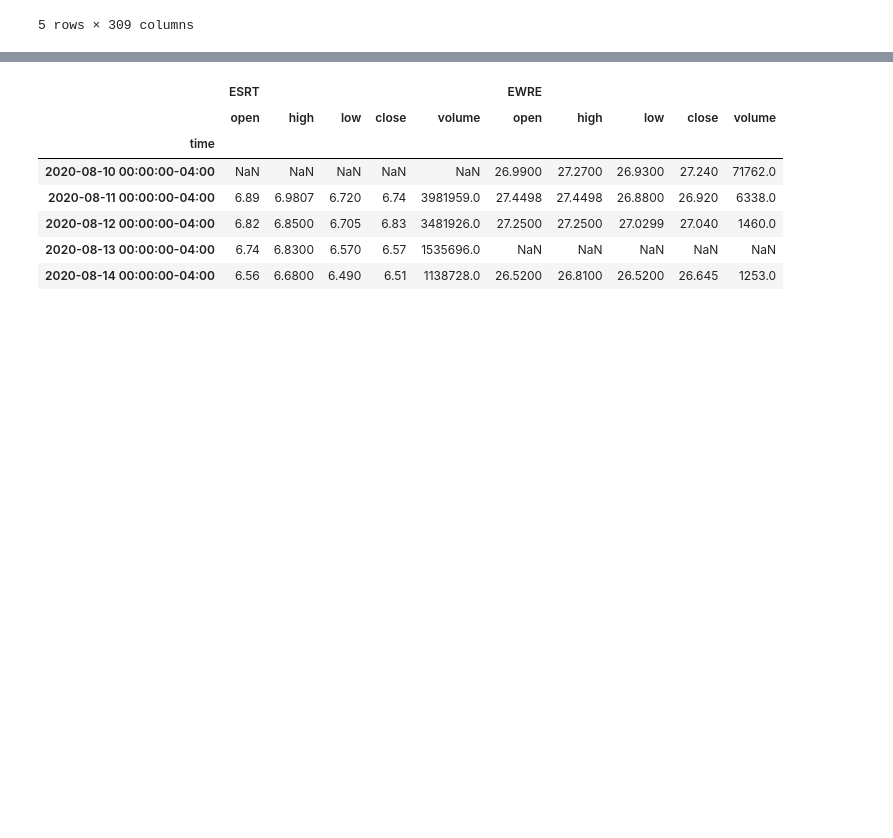
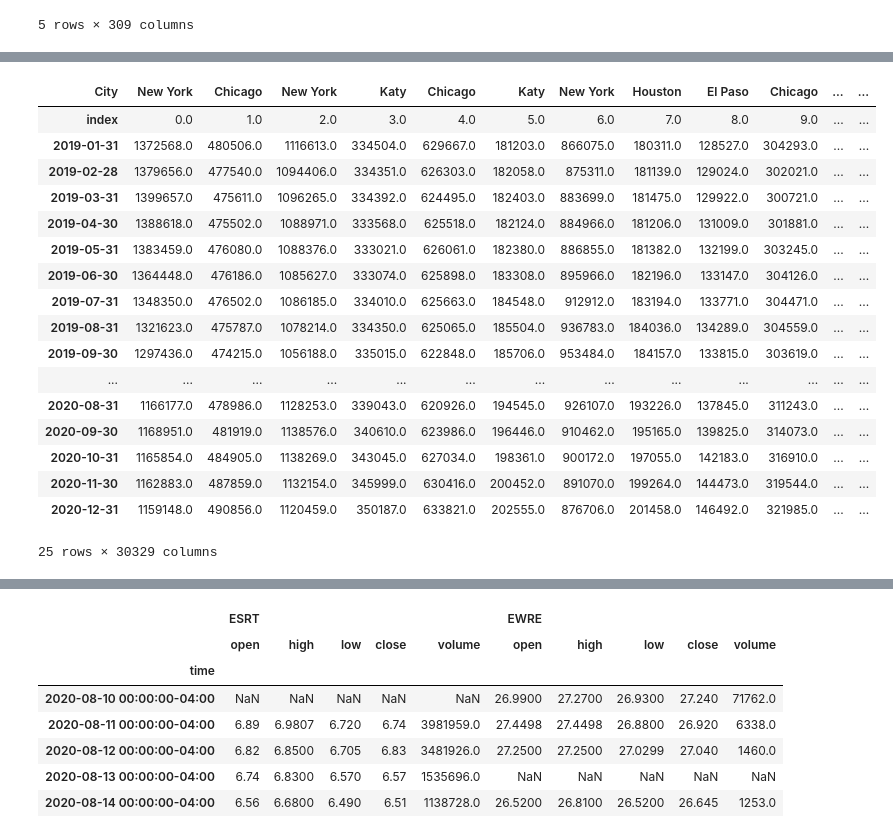
Before and after one commit to valleriia/Project1-US-Real-Estate-Analysis, a Jupyter notebook: viz.ipynb, the cells around one changed output, grey strips where cells are left out. Saved outputs shown, nothing was run; the diff lists cells and outputs as text; code cells hidden in the pictures; blank space fills up the shorter version.

```diff
--- a/viz.ipynb
+++ b/viz.ipynb
@@ -76,0 +67,25 @@ inventory_2020_NY.reset_index().set_index(['RegionName', 'StateName', 'City', 'M
+# %%
+df_inventory_filter = [column for column in inventory if column.startswith (("City","2020", "2019"))]
+df_inventory_2020_NY = inventory[df_inventory_filter]
+
+# df_inventory_2020_NY.head(10)
+# df_4 = df_inventory_filter.reset_index().set_index(['StateName', 'City']).T
+# %% [output]
+| City | New York | Chicago | New York | Katy | Chicago | Katy | New York | Houston | El Paso | Chicago | ... | ... |
+| index | 0.0 | 1.0 | 2.0 | 3.0 | 4.0 | 5.0 | 6.0 | 7.0 | 8.0 | 9.0 | ... | ... |
+| 2019-01-31 | 1372568.0 | 480506.0 | 1116613.0 | 334504.0 | 629667.0 | 181203.0 | 866075.0 | 180311.0 | 128527.0 | 304293.0 | ... | ... |
+| 2019-02-28 | 1379656.0 | 477540.0 | 1094406.0 | 334351.0 | 626303.0 | 182058.0 | 875311.0 | 181139.0 | 129024.0 | 302021.0 | ... | ... |
+| 2019-03-31 | 1399657.0 | 475611.0 | 1096265.0 | 334392.0 | 624495.0 | 182403.0 | 883699.0 | 181475.0 | 129922.0 | 300721.0 | ... | ... |
+| 2019-04-30 | 1388618.0 | 475502.0 | 1088971.0 | 333568.0 | 625518.0 | 182124.0 | 884966.0 | 181206.0 | 131009.0 | 301881.0 | ... | ... |
+| 2019-05-31 | 1383459.0 | 476080.0 | 1088376.0 | 333021.0 | 626061.0 | 182380.0 | 886855.0 | 181382.0 | 132199.0 | 303245.0 | ... | ... |
+| 2019-06-30 | 1364448.0 | 476186.0 | 1085627.0 | 333074.0 | 625898.0 | 183308.0 | 895966.0 | 182196.0 | 133147.0 | 304126.0 | ... | ... |
+| 2019-07-31 | 1348350.0 | 476502.0 | 1086185.0 | 334010.0 | 625663.0 | 184548.0 | 912912.0 | 183194.0 | 133771.0 | 304471.0 | ... | ... |
+| 2019-08-31 | 1321623.0 | 475787.0 | 1078214.0 | 334350.0 | 625065.0 | 185504.0 | 936783.0 | 184036.0 | 134289.0 | 304559.0 | ... | ... |
+| 2019-09-30 | 1297436.0 | 474215.0 | 1056188.0 | 335015.0 | 622848.0 | 185706.0 | 953484.0 | 184157.0 | 133815.0 | 303619.0 | ... | ... |
+| ... | ... | ... | ... | ... | ... | ... | ... | ... | ... | ... | ... | ... |
+| 2020-08-31 | 1166177.0 | 478986.0 | 1128253.0 | 339043.0 | 620926.0 | 194545.0 | 926107.0 | 193226.0 | 137845.0 | 311243.0 | ... | ... |
+| 2020-09-30 | 1168951.0 | 481919.0 | 1138576.0 | 340610.0 | 623986.0 | 196446.0 | 910462.0 | 195165.0 | 139825.0 | 314073.0 | ... | ... |
+| 2020-10-31 | 1165854.0 | 484905.0 | 1138269.0 | 343045.0 | 627034.0 | 198361.0 | 900172.0 | 197055.0 | 142183.0 | 316910.0 | ... | ... |
+| 2020-11-30 | 1162883.0 | 487859.0 | 1132154.0 | 345999.0 | 630416.0 | 200452.0 | 891070.0 | 199264.0 | 144473.0 | 319544.0 | ... | ... |
+| 2020-12-31 | 1159148.0 | 490856.0 | 1120459.0 | 350187.0 | 633821.0 | 202555.0 | 876706.0 | 201458.0 | 146492.0 | 321985.0 | ... | ... |
+25 rows × 30329 columns
```
Also changed, not shown: parts of 8 cells of this notebook.
